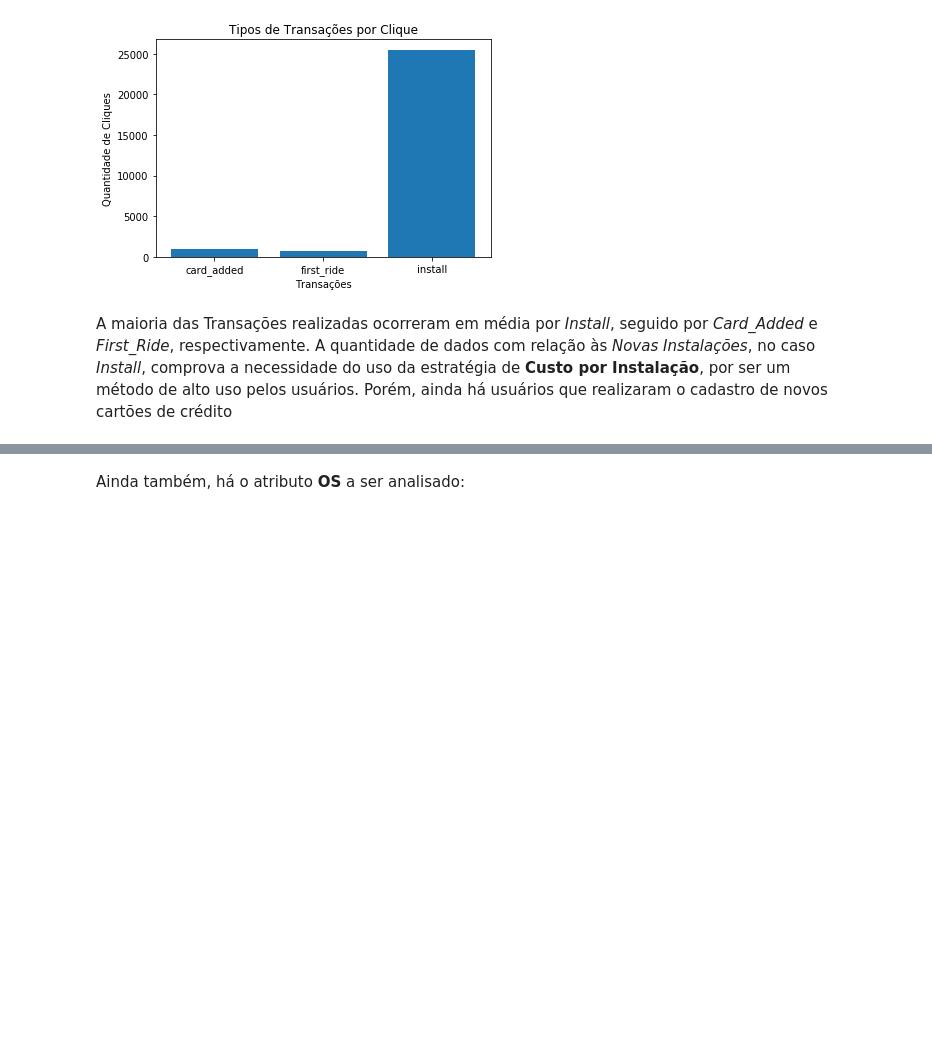
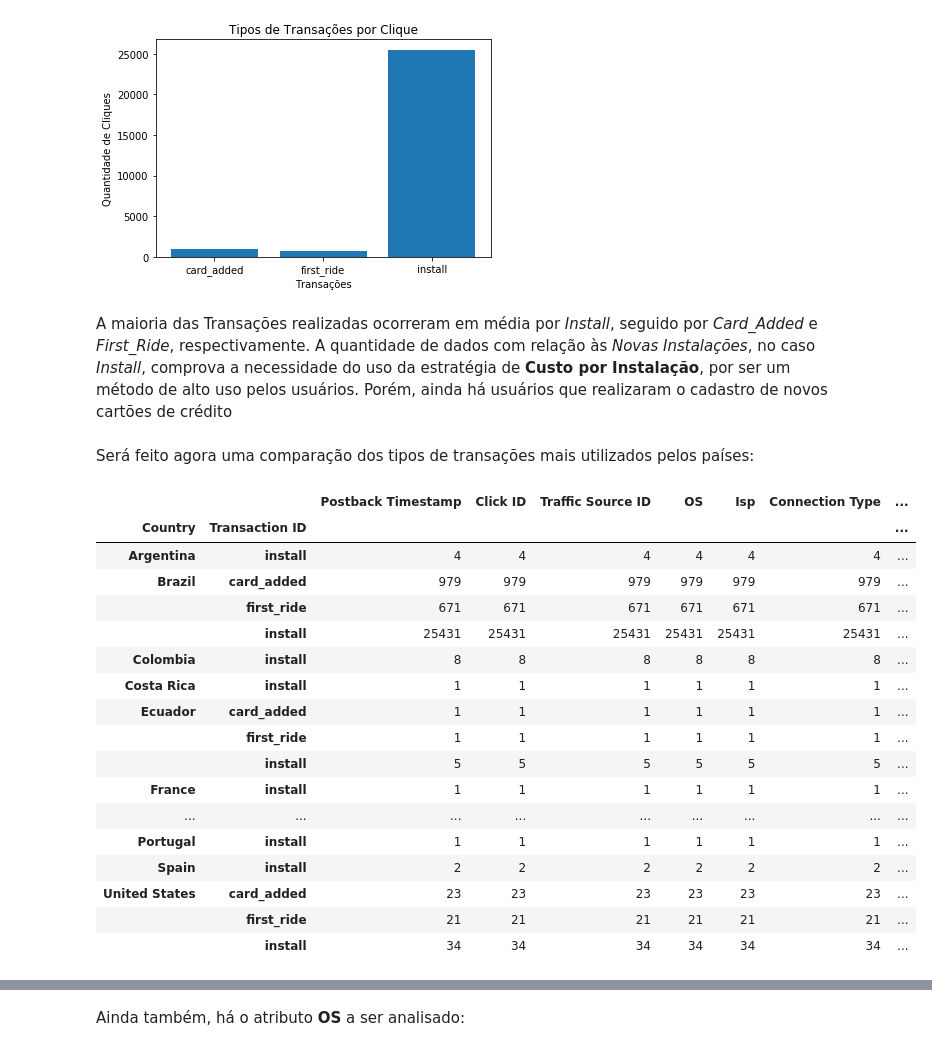
Before and after one commit to GinLuc/Case-Data-Analytics-Intern---RankMyApp, a Jupyter notebook: Analise_9CaBer_RankMyApp.ipynb, the cells around one changed output, grey strips where cells are left out. Drawn from its saved outputs; the diff is of its cells as text; code cells hidden in the pictures; blank space fills up the shorter version.

```diff
--- a/Analise_9CaBer_RankMyApp.ipynb
+++ b/Analise_9CaBer_RankMyApp.ipynb
@@ -357,3 +361,27 @@ pt.ylabel("Quantidade de Cliques");
 [figure]
 # %% [markdown]
 A maioria das Transações realizadas ocorreram em média por *Install*, seguido por *Card_Added* e *First_Ride*, respectivamente. A quantidade de dados com relação às *Novas Instalações*, no caso *Install*, comprova a necessidade do uso da estratégia de **Custo por Instalação**, por ser um método de alto uso pelos usuários. Porém, ainda há usuários que realizaram o cadastro de novos cartões de crédito
+# %% [markdown]
+Será feito agora uma comparação dos tipos de transações mais utilizados pelos países:
+# %%
+#Amostragem dos Tipos de Sistemas Operacionais em relação aos Países
+taxi_app.groupby(["Country", "Transaction ID"]).count()
+# %% [output]
+|  |  | Postback Timestamp | Click ID | Traffic Source ID | OS | Isp | Connection Type | ... |
+| Country | Transaction ID |  |  |  |  |  |  | ... |
+| Argentina | install | 4 | 4 | 4 | 4 | 4 | 4 | ... |
+| Brazil | card_added | 979 | 979 | 979 | 979 | 979 | 979 | ... |
+|  | first_ride | 671 | 671 | 671 | 671 | 671 | 671 | ... |
+|  | install | 25431 | 25431 | 25431 | 25431 | 25431 | 25431 | ... |
+| Colombia | install | 8 | 8 | 8 | 8 | 8 | 8 | ... |
+| Costa Rica | install | 1 | 1 | 1 | 1 | 1 | 1 | ... |
+| Ecuador | card_added | 1 | 1 | 1 | 1 | 1 | 1 | ... |
+|  | first_ride | 1 | 1 | 1 | 1 | 1 | 1 | ... |
+|  | install | 5 | 5 | 5 | 5 | 5 | 5 | ... |
+| France | install | 1 | 1 | 1 | 1 | 1 | 1 | ... |
+| ... | ... | ... | ... | ... | ... | ... | ... | ... |
+| Portugal | install | 1 | 1 | 1 | 1 | 1 | 1 | ... |
+| Spain | install | 2 | 2 | 2 | 2 | 2 | 2 | ... |
+| United States | card_added | 23 | 23 | 23 | 23 | 23 | 23 | ... |
+|  | first_ride | 21 | 21 | 21 | 21 | 21 | 21 | ... |
+|  | install | 34 | 34 | 34 | 34 | 34 | 34 | ... |
```
Also changed, not shown: parts of 25 cells of this notebook.
